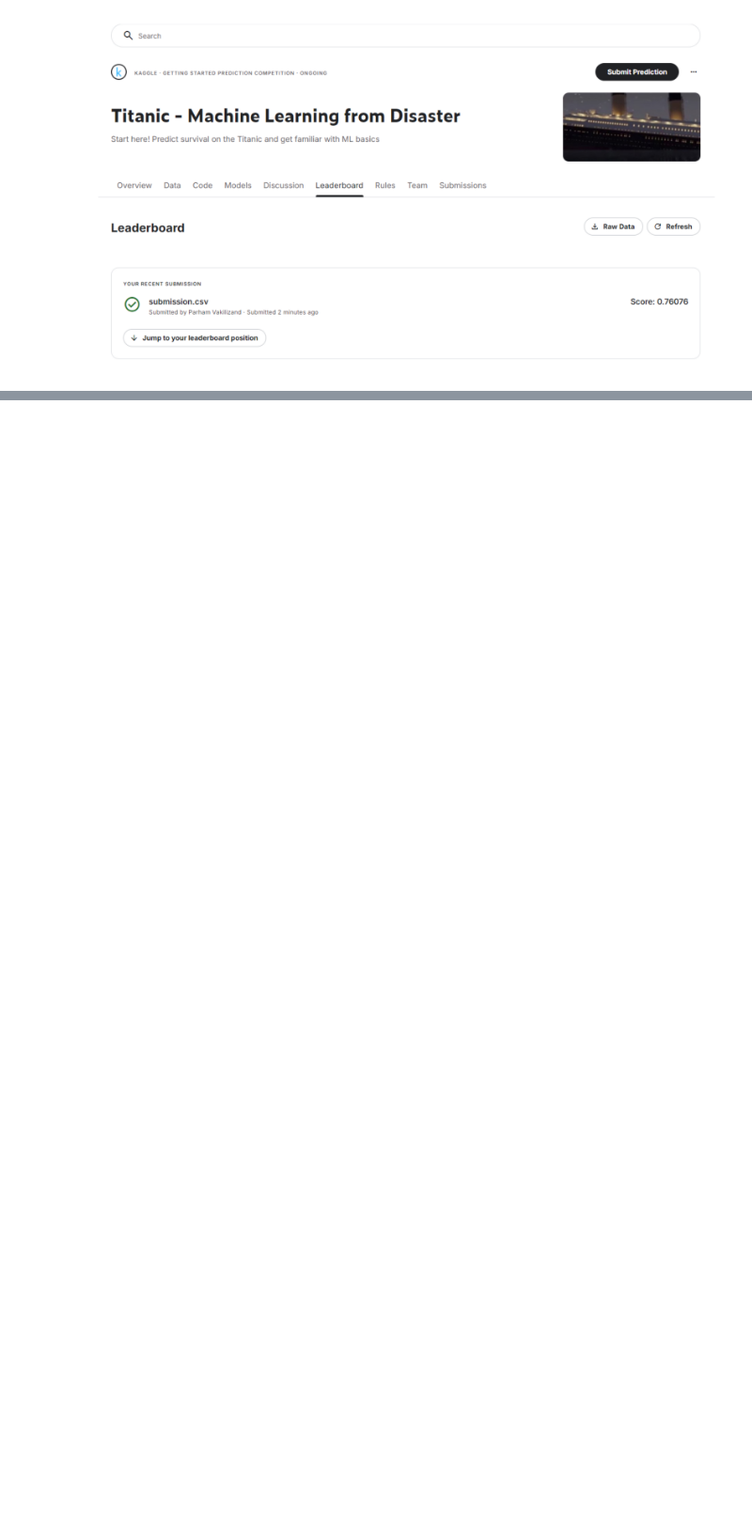
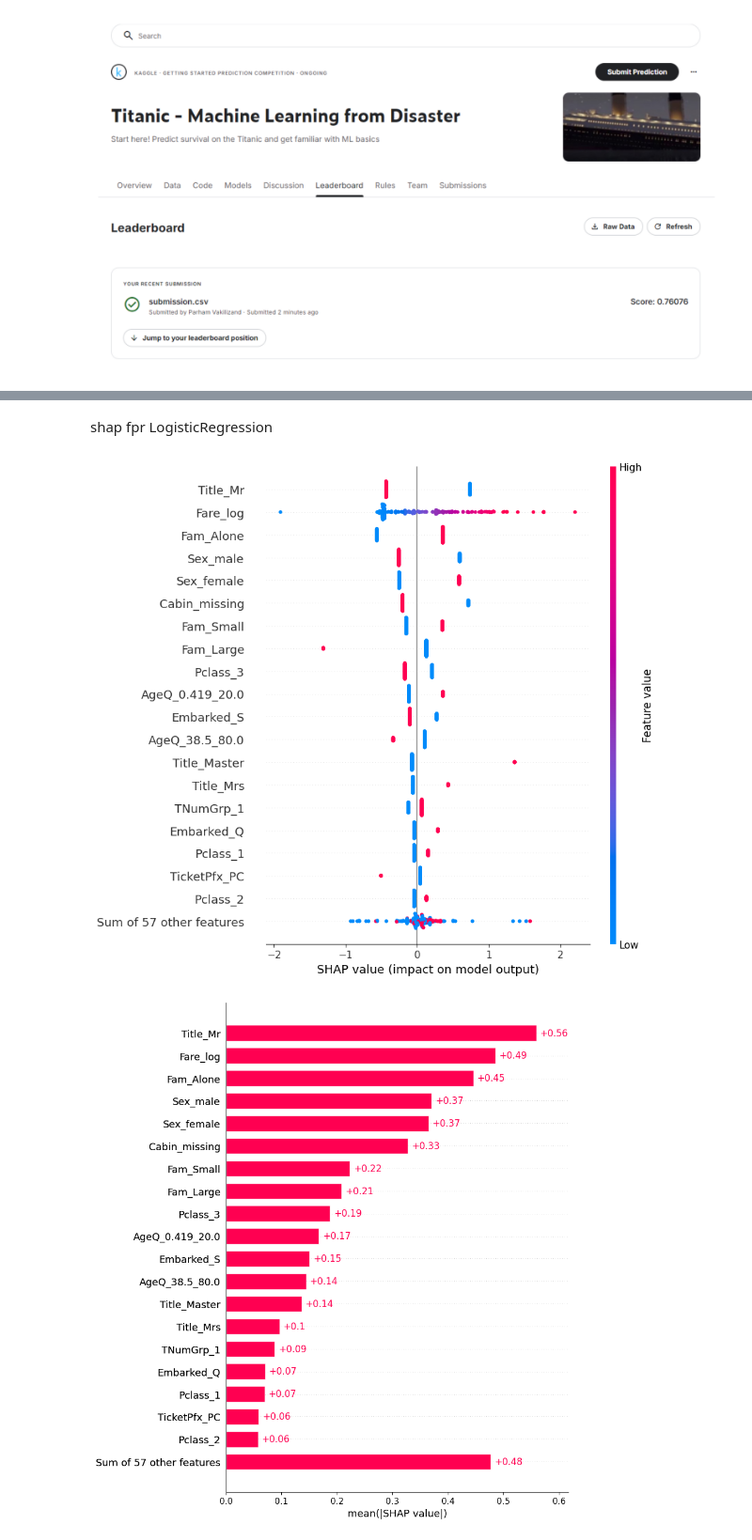
Before and after one commit to parhamvz73/Machine-Learning, a Jupyter notebook: Titanic_classification.ipynb, the cells around one changed output, grey strips where cells are left out. Shown at 94% size. Saved outputs shown, nothing was run; the diff lists cells and outputs as text; code cells hidden in the pictures; blank space fills up the shorter version.

```diff
--- a/Titanic_classification.ipynb
+++ b/Titanic_classification.ipynb
@@ -4449,0 +4396,30 @@ show_png("/content/drive/MyDrive/ML Projects/Titanic-Disaster/data/score.PNG")
+# %% [markdown]
+shap fpr LogisticRegression
+# %%
+from scipy import sparse
+
+def to_dense_float64(X):
+    if sparse.issparse(X):
+        X = X.toarray()
+    # keep feature names if you have a DataFrame
+    if isinstance(X, pd.DataFrame):
+        return X.astype(np.float64)
+    return np.asarray(X, dtype=np.float64)
+
+X_train_shap = to_dense_float64(X_train)
+X_val_shap  = to_dense_float64(X_val)
+
+# 2) Fit model (already done) and build a small background set
+import shap
+bg = shap.sample(X_train_shap, 200, random_state=42)
+
+# 3) Use the universal explainer (chooses Linear under the hood)
+expl = shap.Explainer(lr, bg)           # model_output='log_odds' is default for linear models
+sv = expl(X_val_shap)                  # <- returns a shap.Explanation
+
+# 4) Plots
+shap.plots.beeswarm(sv, max_display=20) # summary (beeswarm)
+shap.plots.bar(sv, max_display=20)      # global importance
+# %% [output]
+[figure, added]
+[figure, added]
```
Also changed, not shown: parts of 66 cells of this notebook.
